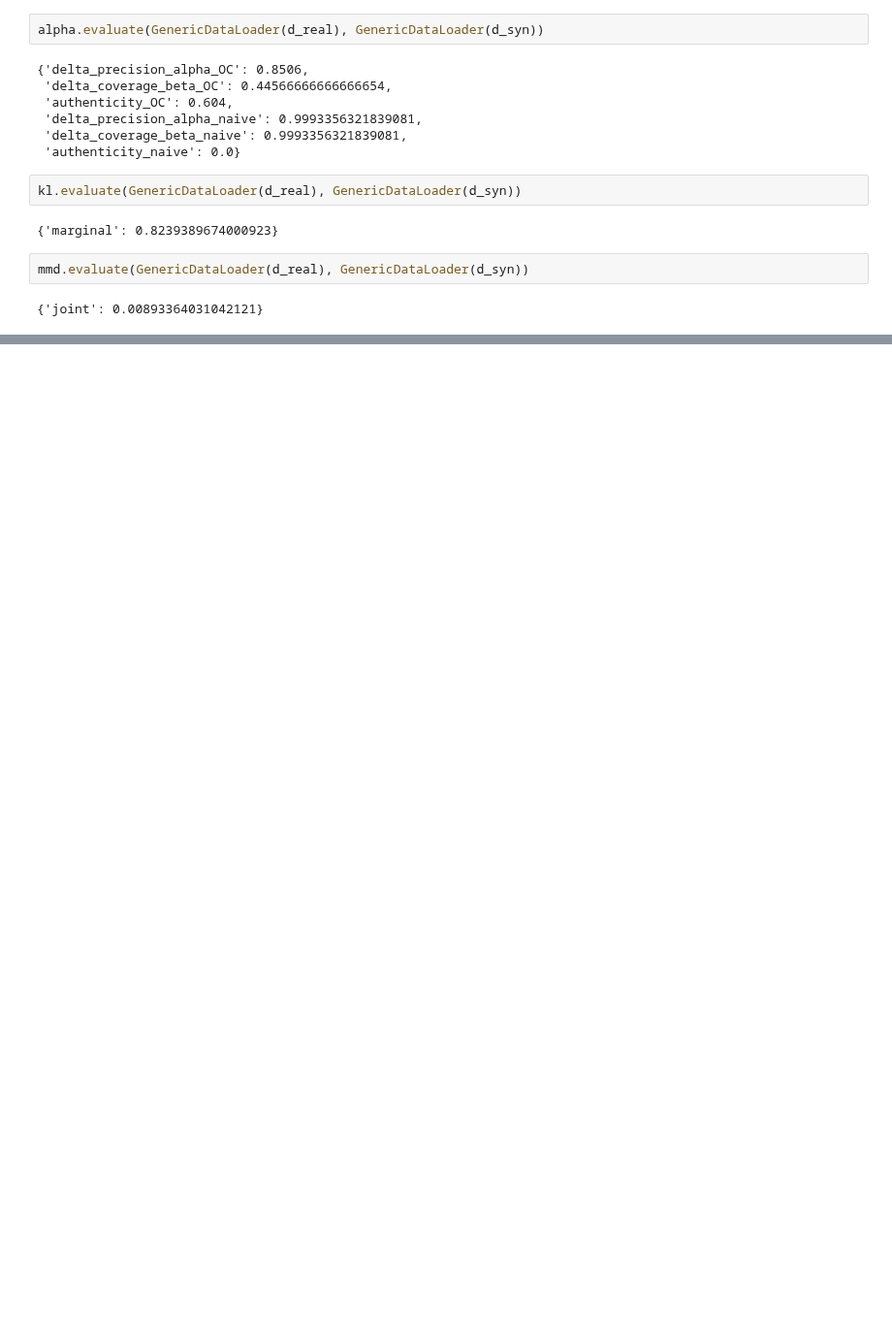
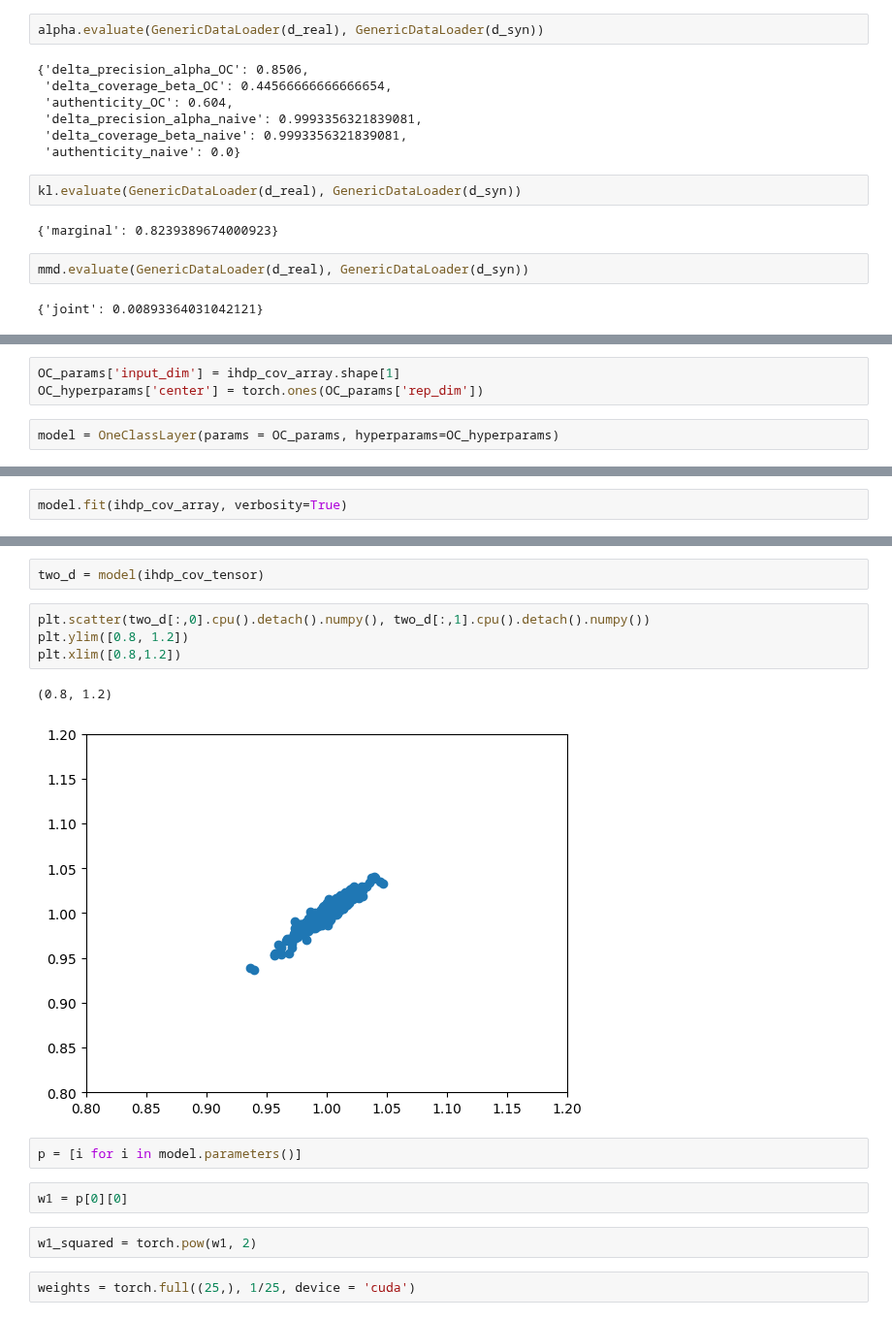
Before and after one commit to harrya32/causal_synthetic_data, a Jupyter notebook: Experiments/Experiments.ipynb, the cells around one changed output, grey strips where cells are left out. Shown at 97% size. Drawn from its saved outputs; the diff is of its cells as text; blank space fills up the shorter version.

Commit message:
weighted alpha/beta precision/recall

```diff
--- a/Experiments/Experiments.ipynb
+++ b/Experiments/Experiments.ipynb
@@ -2862,0 +2892,5 @@ mmd.evaluate(GenericDataLoader(d_real), GenericDataLoader(d_syn))
+# %%
+OC_params['input_dim'] = ihdp_cov_array.shape[1]
+OC_hyperparams['center'] = torch.ones(OC_params['rep_dim'])
+# %%
+model = OneClassLayer(params = OC_params, hyperparams=OC_hyperparams)
@@ -2862,0 +2913,2 @@ mmd.evaluate(GenericDataLoader(d_real), GenericDataLoader(d_syn))
+# %%
+model.fit(ihdp_cov_array, verbosity=True)
@@ -2862,0 +2933,17 @@ mmd.evaluate(GenericDataLoader(d_real), GenericDataLoader(d_syn))
+# %%
+two_d = model(ihdp_cov_tensor)
+# %%
+plt.scatter(two_d[:,0].cpu().detach().numpy(), two_d[:,1].cpu().detach().numpy())
+plt.ylim([0.8, 1.2])
+plt.xlim([0.8,1.2])
+# %% [output]
+(0.8, 1.2)
+[figure, added]
+# %%
+p = [i for i in model.parameters()]
+# %%
+w1 = p[0][0]
+# %%
+w1_squared = torch.pow(w1, 2)
+# %%
+weights = torch.full((25,), 1/25, device = 'cuda')
```
Also changed, not shown: parts of 10 cells of this notebook, 3 other files.
